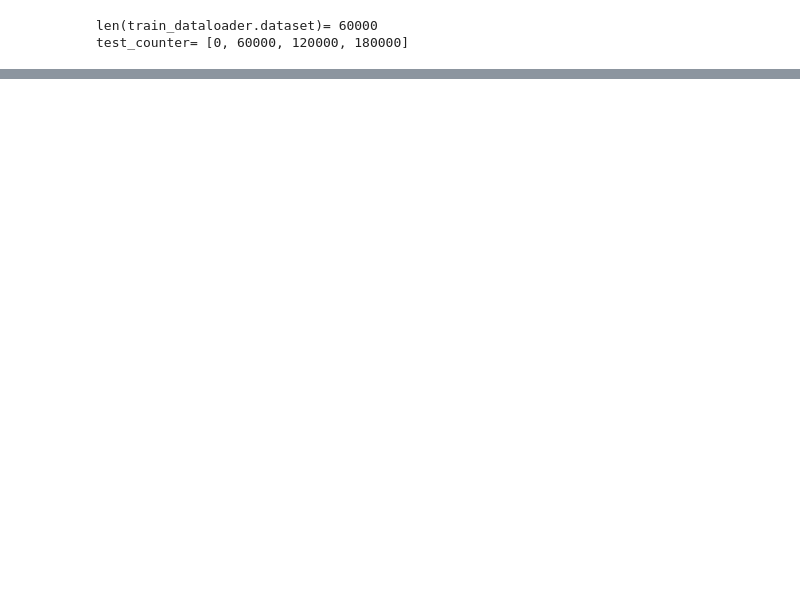
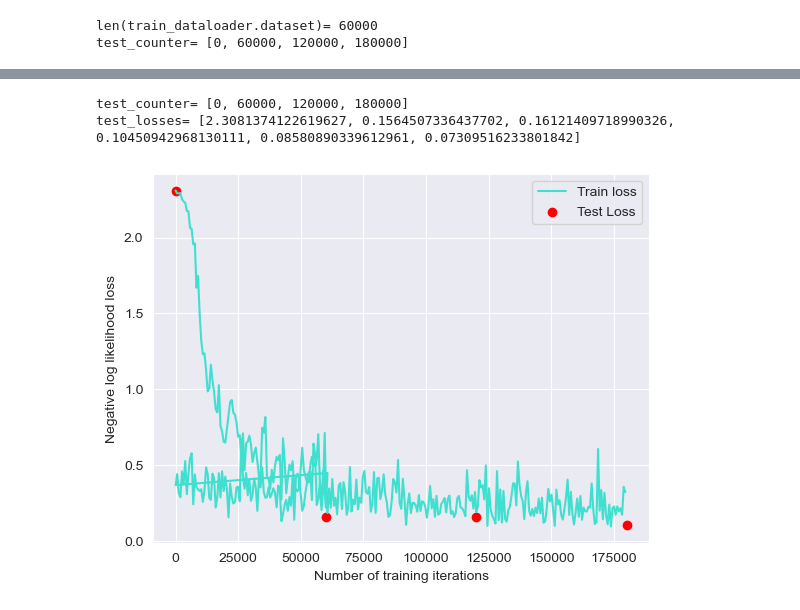
Before and after one commit to Rohit14jan/Python1, a Jupyter notebook: neuralNetsUsingMNIST.ipynb, the cells around one changed output, grey strips where cells are left out. Drawn from its saved outputs; the diff is of its cells as text; code cells hidden in the pictures; blank space fills up the shorter version.

```diff
--- a/neuralNetsUsingMNIST.ipynb
+++ b/neuralNetsUsingMNIST.ipynb
@@ -159,0 +173,15 @@ RuntimeError: Parent directory /results does not exist.
+# %%
+figure = plt.figure()
+
+print("test_counter=",test_counter)
+print("test_losses=",test_losses)
+plt.plot(train_counter,train_losses,color = 'turquoise')
+plt.scatter(test_counter,test_losses[0:4],color = 'red')
+plt.xlabel("Number of training iterations")
+plt.ylabel("Negative log likelihood loss")
+plt.legend(['Train loss','Test Loss'], loc ="upper right")
+fig.show()
+# %% [output]
+test_counter= [0, 60000, 120000, 180000]
+test_losses= [2.3081374122619627, 0.1564507336437702, 0.16121409718990326, 0.10450942968130111, 0.08580890339612961, 0.07309516233801842]
+[figure, added]
```
Also changed, not shown: parts of 3 cells of this notebook, 3 other files.
